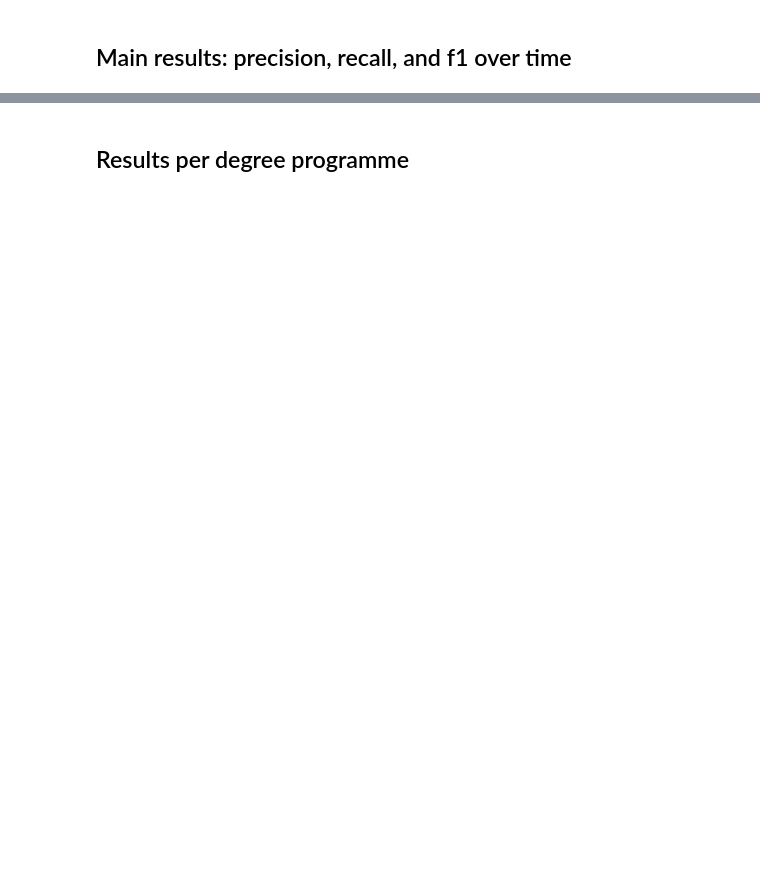
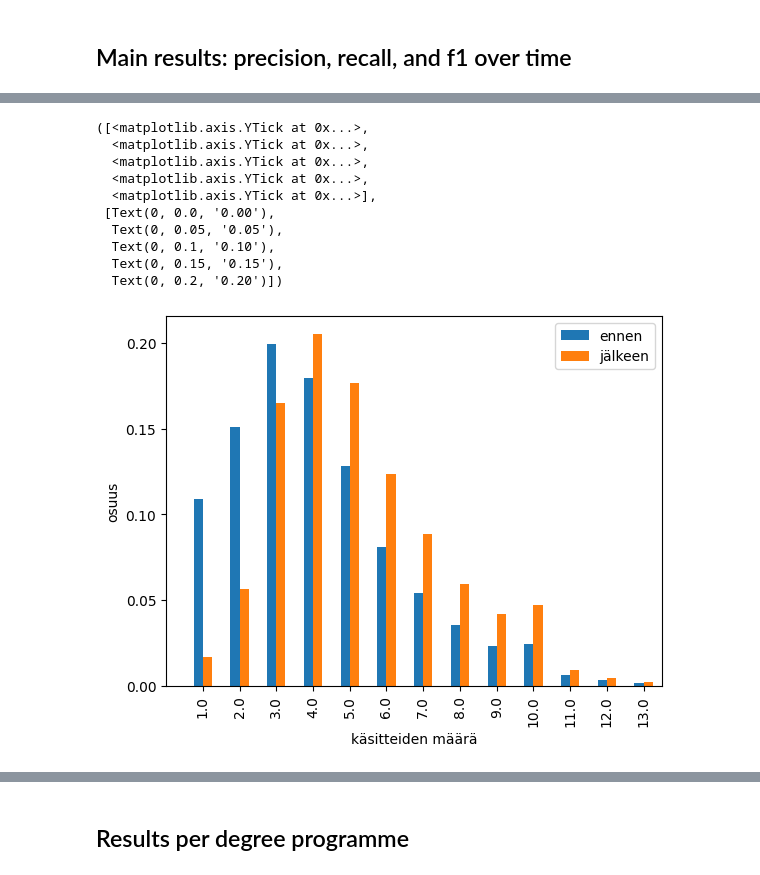
Before and after one commit to NatLibFi/FintoAI-data-YSO, a Jupyter notebook: repository-metrics-analysis/analyse-theseus-tietolinja.ipynb, the cells around one changed output, grey strips where cells are left out. Saved outputs shown, nothing was run; the diff lists cells and outputs as text; code cells hidden in the pictures; blank space fills up the shorter version.

```diff
--- a/repository-metrics-analysis/analyse-theseus-tietolinja.ipynb
+++ b/repository-metrics-analysis/analyse-theseus-tietolinja.ipynb
@@ -351,0 +399,5 @@ are not suggested by Annif.
+# %%
+df_fi_before = df[(df.language == 'fin') | (df.language == 'fi') & (df.date_accessioned < "2020-09-01") & (df.date_accessioned >= "2016-01-01")]
+df_fi_before = add_subjects_uris(df_fi_before, 'fi', source_col='subjects_all')
+df_fi_before = df_fi_before[df_fi_before.subjects_uris.apply(lambda x: len([e for e in x if e != '']) > 0)]
+len(df_fi_before)
@@ -387,0 +457,25 @@ df_fi[["subjects_all", "subjects_uris", "suggestions"]].head()
+# %%
+df_tmp = pd.DataFrame({"before": df_fi_before.subjects_uris.apply(lambda x: len(x)), "after": df_fi.subjects_uris.apply(lambda x: len(x))})
+df_tmp = df_tmp.apply(pd.value_counts)
+# normalize each column to sum to 1
+df_tmp = df_tmp/ df_tmp.sum()
+df_tmp.plot.bar()
+
+plt.xlim(-1, 12.5)
+plt.ylabel("osuus")
+plt.xlabel("käsitteiden määrä")
+plt.legend(["ennen", "jälkeen"])
+plt.yticks([0, 0.05, 0.1, 0.15, 0.2])
+# plt.gca().xaxis.set_major_formatter(matplotlib.ticker.FormatStrFormatter("%d"))
+# %% [output]
+([<matplotlib.axis.YTick at 0x...>,
+  <matplotlib.axis.YTick at 0x...>,
+  <matplotlib.axis.YTick at 0x...>,
+  <matplotlib.axis.YTick at 0x...>,
+  <matplotlib.axis.YTick at 0x...>],
+ [Text(0, 0.0, '0.00'),
+  Text(0, 0.05, '0.05'),
+  Text(0, 0.1, '0.10'),
+  Text(0, 0.15, '0.15'),
+  Text(0, 0.2, '0.20')])
+[figure, added]
```
Also changed, not shown: parts of 39 cells of this notebook.
